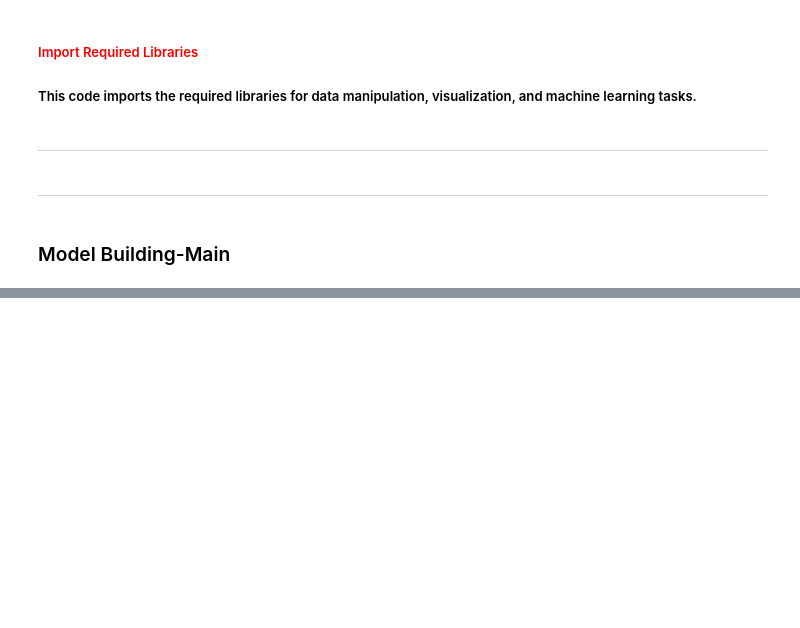
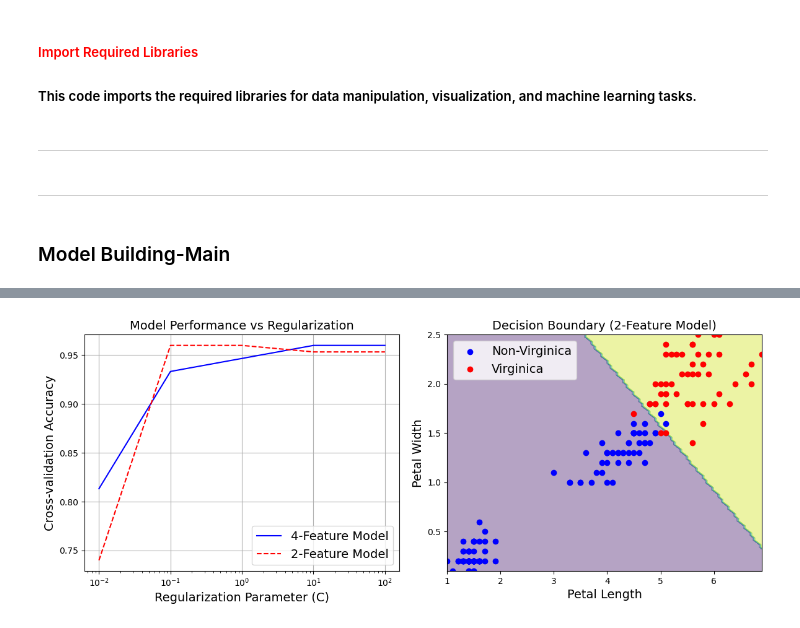
Before and after one commit to CSY2082-2425/assignment-1-ryantigi254, a Jupyter notebook: Logistic Regression/Weekly Tasks/main task/Task 1 & 2.ipynb, the cells around one changed output, grey strips where cells are left out. Cells and saved outputs as stored; diff of their text form; code cells hidden in the pictures; blank space fills up the shorter version.

```diff
--- a/Logistic Regression/Weekly Tasks/main task/Task 1 & 2.ipynb
+++ b/Logistic Regression/Weekly Tasks/main task/Task 1 & 2.ipynb
@@ -94,0 +381,67 @@ plt.rc('ytick', labelsize=10)
+# %%
+# Additional Analysis: Cross-validation and Hyperparameter Testing
+from sklearn.model_selection import cross_val_score
+from sklearn.preprocessing import StandardScaler
+
+# Initialize scaler
+scaler = StandardScaler()
+
+# Prepare scaled versions of both datasets
+X_full_scaled = scaler.fit_transform(X_full)
+X_partial_scaled = scaler.fit_transform(X_partial)
+
+# Test different regularization strengths
+C_values = [0.01, 0.1, 1, 10, 30, 100]
+full_scores = []
+partial_scores = []
+
+# Create and fit a model for visualization
+best_partial_model = LogisticRegression(C=30)
+best_partial_model.fit(X_partial, y)  # Fit the model before using it
+
+for C in C_values:
+    # Model with all features
+    full_model = LogisticRegression(C=C)
+    scores_full = cross_val_score(full_model, X_full_scaled, y, cv=5)
+    full_scores.append(scores_full.mean())
+
+    # Model with partial features
+    partial_model = LogisticRegression(C=C)
+    scores_partial = cross_val_score(partial_model, X_partial_scaled, y, cv=5)
+    partial_scores.append(scores_partial.mean())
+
+# Visualize regularization impact
+plt.figure(figsize=(12, 5))
+
+# Plot 1: Regularization Impact
+plt.subplot(1, 2, 1)
+plt.plot(C_values, full_scores, 'b-', label='4-Feature Model')
+plt.plot(C_values, partial_scores, 'r--', label='2-Feature Model')
+plt.xscale('log')
+plt.xlabel('Regularization Parameter (C)')
+plt.ylabel('Cross-validation Accuracy')
+plt.title('Model Performance vs Regularization')
+plt.legend()
+plt.grid(True)
+
+# Plot 2: Decision Boundary (for 2-feature model)
+plt.subplot(1, 2, 2)
+x0, x1 = np.meshgrid(
+    np.linspace(X_partial[:, 0].min(), X_partial[:, 0].max(), 100),
+    np.linspace(X_partial[:, 1].min(), X_partial[:, 1].max(), 100)
+)
+X_new = np.c_[x0.ravel(), x1.ravel()]
+y_pred = best_partial_model.predict(X_new).reshape(x0.shape)  # Use the fitted model
+
+plt.contourf(x0, x1, y_pred, alpha=0.4)
+plt.scatter(X_partial[y==0, 0], X_partial[y==0, 1], c='blue', label='Non-Virginica')
+plt.scatter(X_partial[y==1, 0], X_partial[y==1, 1], c='red', label='Virginica')
+plt.xlabel('Petal Length')
+plt.ylabel('Petal Width')
+plt.title('Decision Boundary (2-Feature Model)')
+plt.legend()
+
+plt.tight_layout()
+plt.show()
+# %% [output]
+[figure, added]
```
Also changed, not shown: parts of 24 cells of this notebook, 1 other file.
